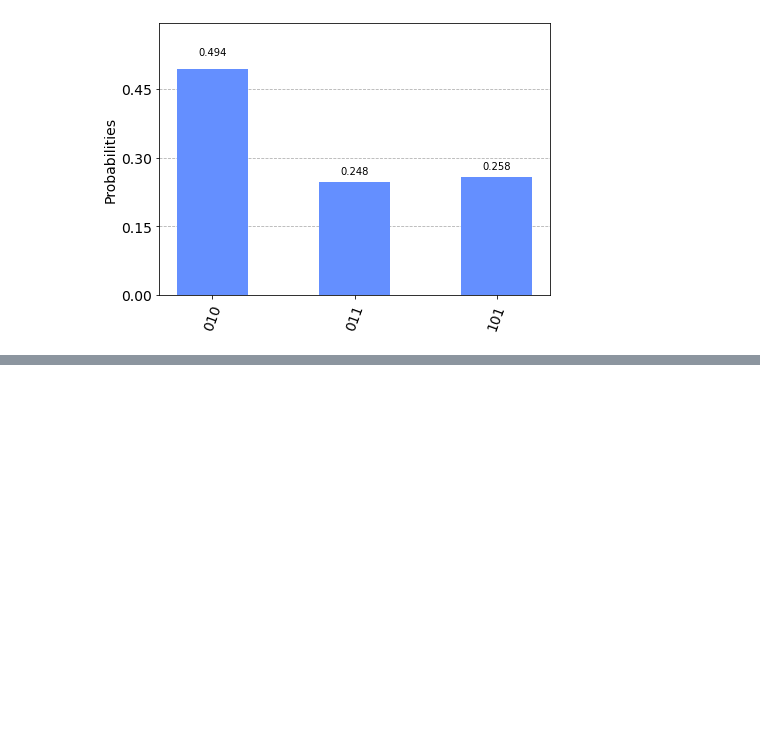
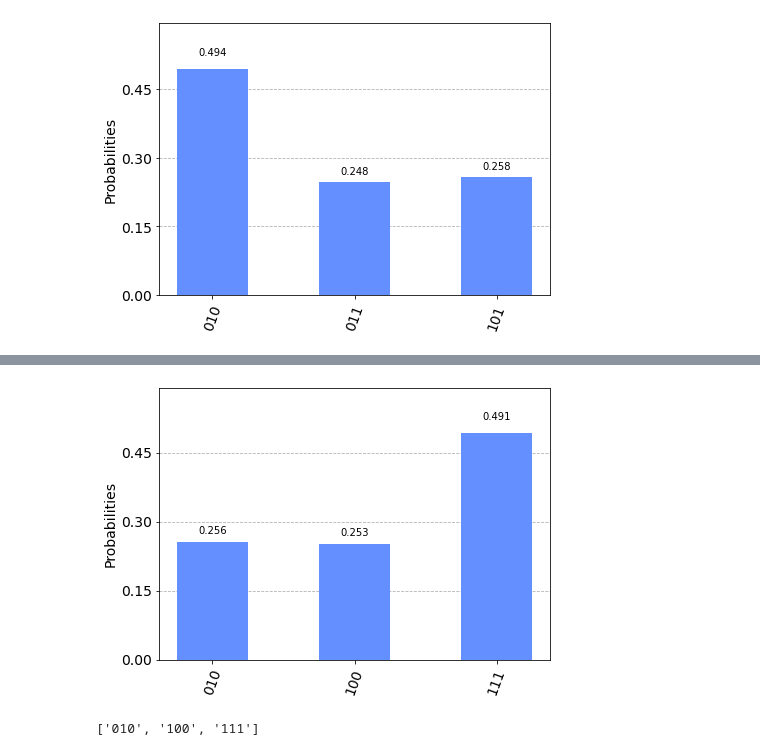
Before and after one commit to iQuHACK/2021_MI-P-T-ex-AU, a Jupyter notebook: qc_creating_test.ipynb, the cells around one changed output, grey strips where cells are left out. Drawn from its saved outputs; the diff is of its cells as text; code cells hidden in the pictures; blank space fills up the shorter version.

```diff
--- a/qc_creating_test.ipynb
+++ b/qc_creating_test.ipynb
@@ -44,0 +77,5 @@ plot_histogram(qc.count)
+# %%
+qc = QuantumCircuits()
+qc.create_psi(ships, result[0])
+qc.create_qc()
+qc.qc.draw()
@@ -44,0 +101,9 @@ plot_histogram(qc.count)
+# %%
+qc.run_qc(10000)
+plot_histogram(qc.count)
+# %% [output]
+[figure, added]
+# %%
+qc.possible_psi
+# %% [output]
+['010', '100', '111']
```
Also changed, not shown: parts of 8 cells of this notebook, 1 other file.
